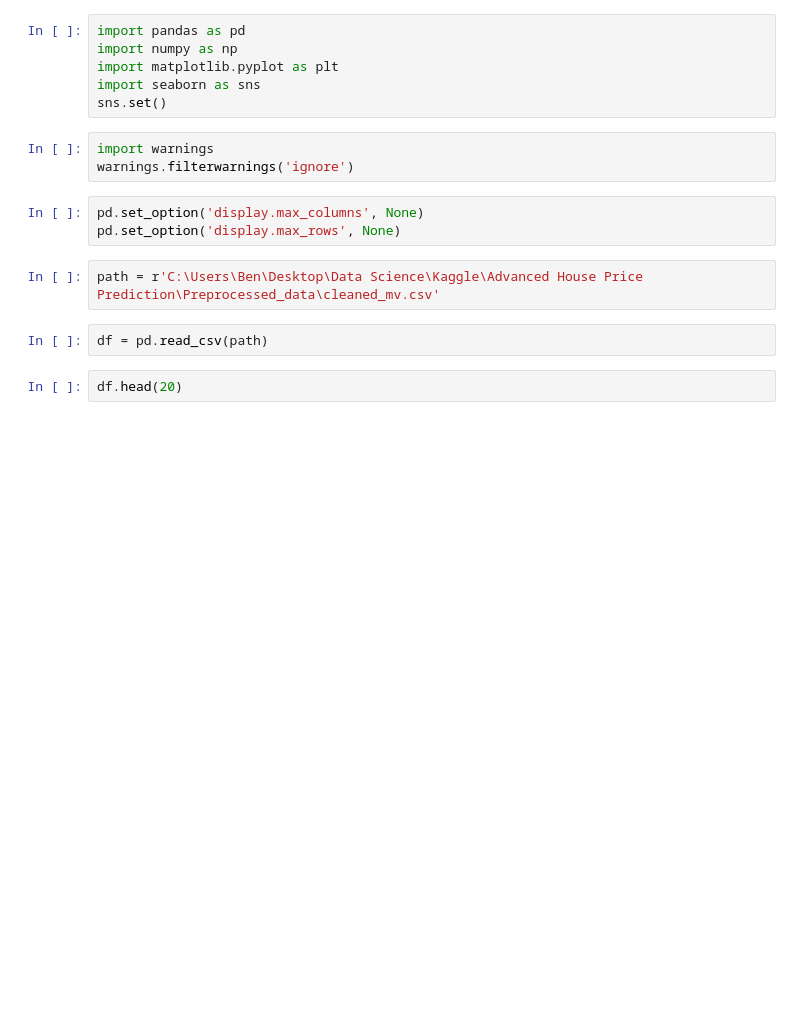
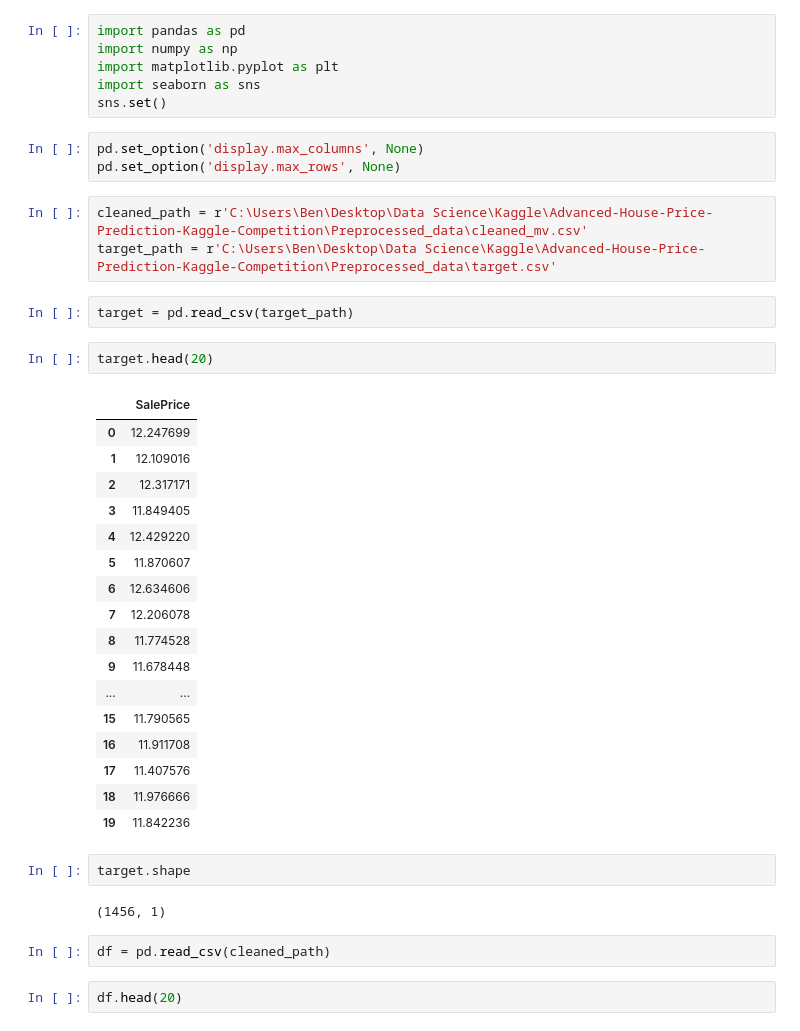
Before and after one commit to benspniz/Advanced-House-Price-Prediction-Kaggle-Competition, a Jupyter notebook: Notebooks/2_Feature_Engineering_Categorical_feature_encoding.ipynb, the cells around one changed output. Cells and saved outputs as stored; diff of their text form; blank space fills up the shorter version.

```diff
--- a/Notebooks/2_Feature_Engineering_Categorical_feature_encoding.ipynb
+++ b/Notebooks/2_Feature_Engineering_Categorical_feature_encoding.ipynb
@@ -4,16 +7,40 @@ import numpy as np
 import matplotlib.pyplot as plt
 import seaborn as sns
 sns.set()
-# %%
-import warnings
-warnings.filterwarnings('ignore')
 # %%
 pd.set_option('display.max_columns', None)
 pd.set_option('display.max_rows', None)
 # %%
-path = r'C:\Users\Ben\Desktop\Data Science\Kaggle\Advanced House Price Prediction\Preprocessed_data\cleaned_mv.csv'
+cleaned_path = r'C:\Users\Ben\Desktop\Data Science\Kaggle\Advanced-House-Price-Prediction-Kaggle-Competition\Preprocessed_data\cleaned_mv.csv'
+target_path = r'C:\Users\Ben\Desktop\Data Science\Kaggle\Advanced-House-Price-Prediction-Kaggle-Competition\Preprocessed_data\target.csv'
+# %%
+target = pd.read_csv(target_path)
+# %%
+target.head(20)
+# %% [output]
+|  | SalePrice |
+| 0 | 12.247699 |
+| 1 | 12.109016 |
+| 2 | 12.317171 |
+| 3 | 11.849405 |
+| 4 | 12.429220 |
+| 5 | 11.870607 |
+| 6 | 12.634606 |
+| 7 | 12.206078 |
+| 8 | 11.774528 |
+| 9 | 11.678448 |
+| ... | ... |
+| 15 | 11.790565 |
+| 16 | 11.911708 |
+| 17 | 11.407576 |
+| 18 | 11.976666 |
+| 19 | 11.842236 |
+# %%
+target.shape
+# %% [output]
+(1456, 1)
 # %%
-df = pd.read_csv(path)
+df = pd.read_csv(cleaned_path)
 # %%
 df.head(20)
 # %% [output]
```
Also changed, not shown: parts of 24 cells of this notebook, 18 other files.
